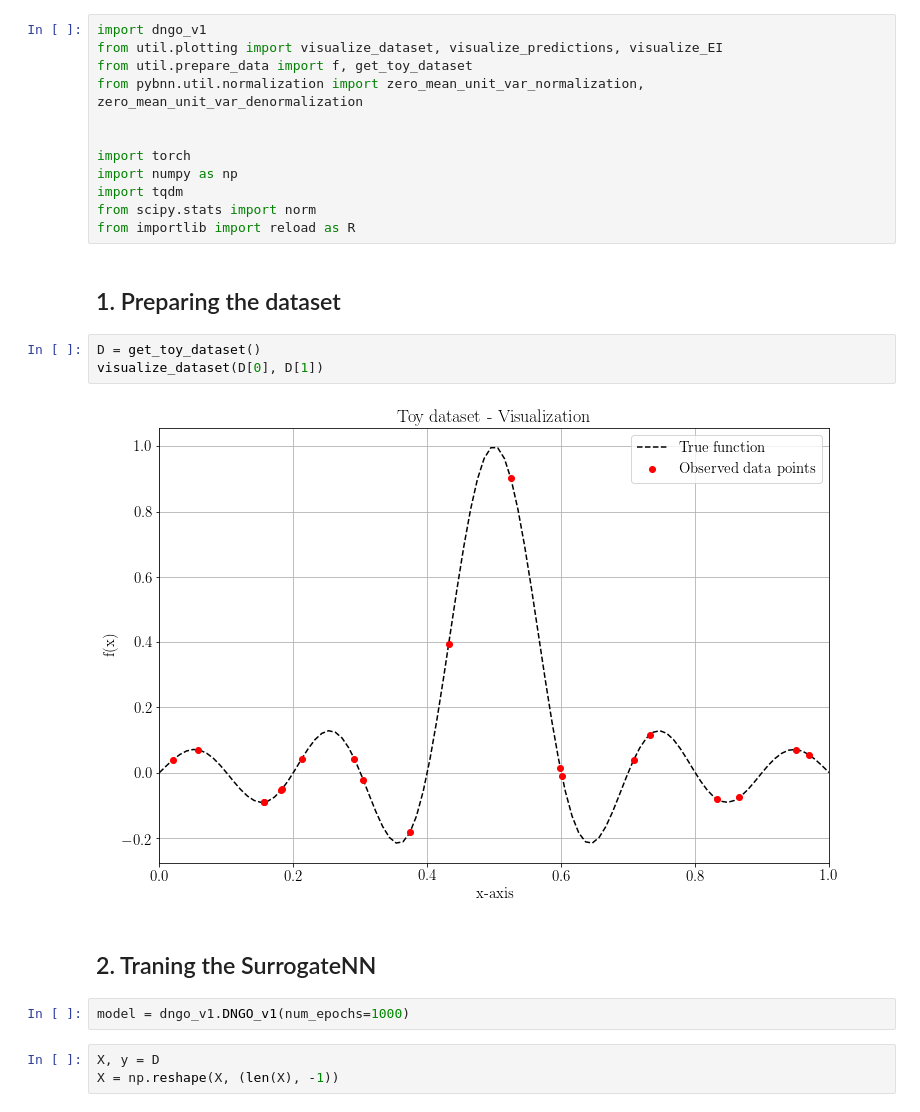
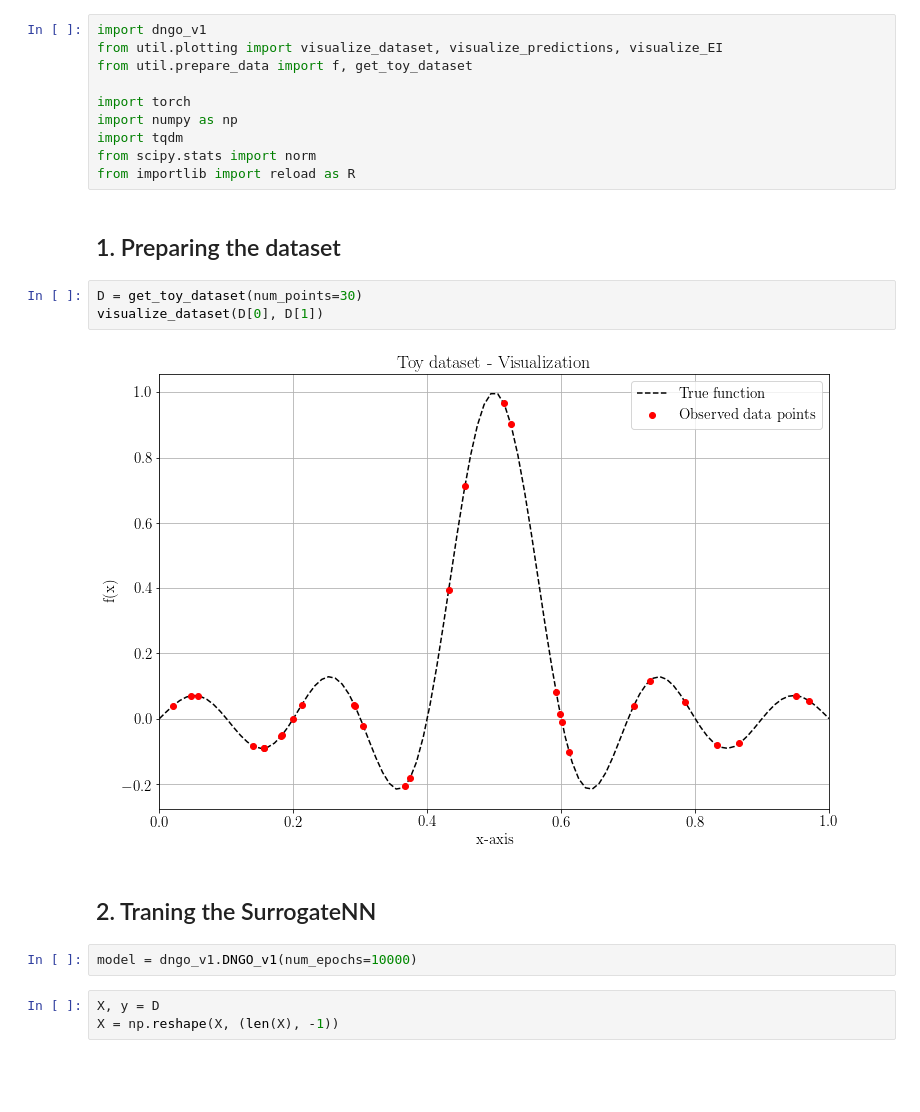
Before and after one commit to bpiyush/BayesOpt, a Jupyter notebook: code/test_dngo.ipynb, the cells around one changed output. Drawn from its saved outputs; the diff is of its cells as text; blank space fills up the shorter version.

```diff
--- a/code/test_dngo.ipynb
+++ b/code/test_dngo.ipynb
@@ -2,8 +2,6 @@
 import dngo_v1
 from util.plotting import visualize_dataset, visualize_predictions, visualize_EI
 from util.prepare_data import f, get_toy_dataset
-from pybnn.util.normalization import zero_mean_unit_var_normalization, zero_mean_unit_var_denormalization
-
 
 import torch
 import numpy as np
@@ -13,14 +11,14 @@ from importlib import reload as R
 # %% [markdown]
 ## 1. Preparing the dataset
 # %%
-D = get_toy_dataset()
+D = get_toy_dataset(num_points=30)
 visualize_dataset(D[0], D[1])
 # %% [output]
-[figure, old version]
+[figure, new version]
 # %% [markdown]
 ## 2. Traning the SurrogateNN
 # %%
-model = dngo_v1.DNGO_v1(num_epochs=1000)
+model = dngo_v1.DNGO_v1(num_epochs=10000)
 # %%
 X, y = D
 X = np.reshape(X, (len(X), -1))
```
Also changed, not shown: parts of 23 cells of this notebook, 2 other files.
